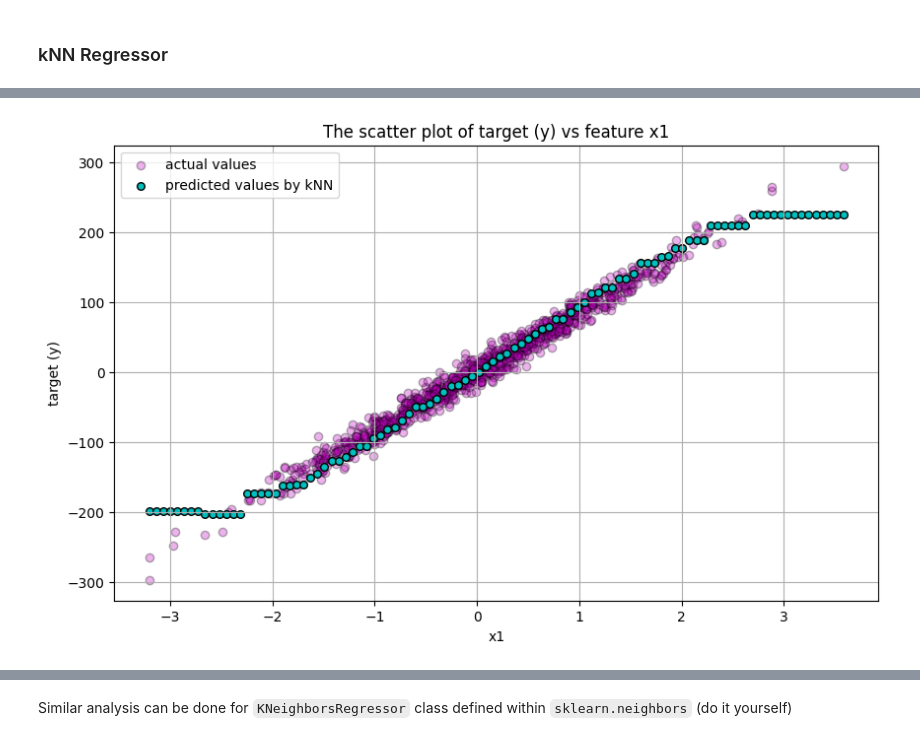
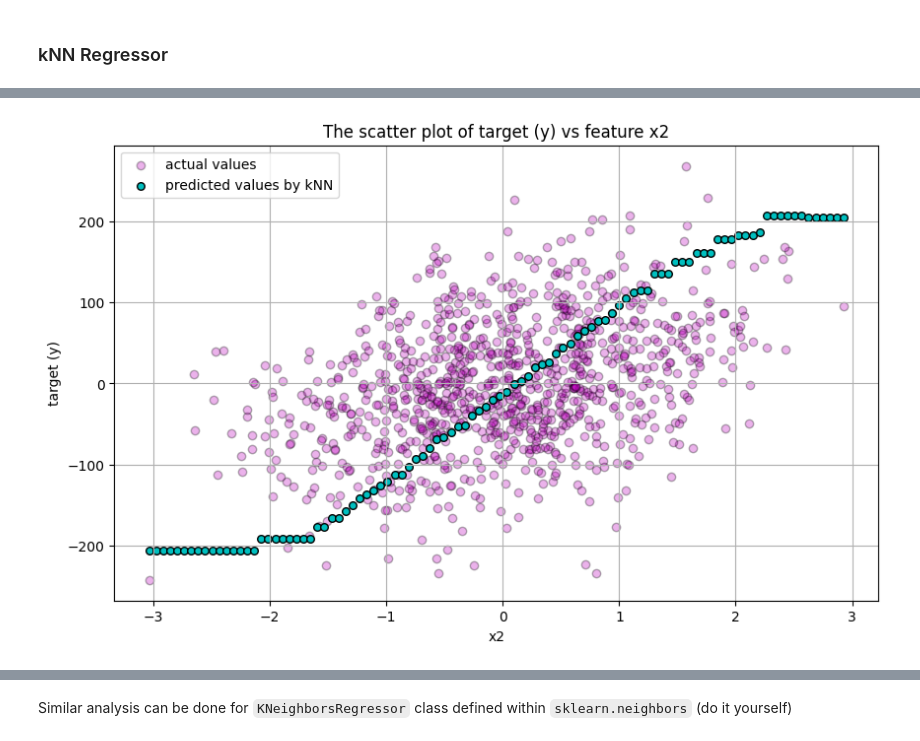
Before and after one commit to skarma91/logicmojo-data-science-april-2025, a Jupyter notebook: Lecture_materials/Class-29-20-07-2025-Regularization_contd_and_kNN/kNN.ipynb, the cells around one changed output, grey strips where cells are left out. Saved outputs shown, nothing was run; the diff lists cells and outputs as text; code cells hidden in the pictures.

```diff
--- a/Lecture_materials/Class-29-20-07-2025-Regularization_contd_and_kNN/kNN.ipynb
+++ b/Lecture_materials/Class-29-20-07-2025-Regularization_contd_and_kNN/kNN.ipynb
@@ -267,17 +267,17 @@ plt.show()
 # %%
-# Plotting the predicted value vs first feature (x1) on top of the scatter plot
+# Plotting the predicted value vs second feature (x2) on top of the scatter plot
 
 plt.figure(figsize=(10,6))
 plt.scatter(X[:,1], y, edgecolor='k', color='m', alpha=0.3, label="actual values")
 plt.scatter(X_test[:,1], y_pred, color='c', marker='o', edgecolor='k', s=30, label="predicted values by kNN")
-plt.xlabel("x1")
+plt.xlabel("x2")
 plt.ylabel("target (y)")
-plt.title("The scatter plot of target (y) vs feature x1")
+plt.title("The scatter plot of target (y) vs feature x2")
 plt.legend()
 plt.grid()
 plt.show()
 # %% [output]
-[figure, old version]
+[figure, new version]
 # %%
 y_pred_train = knn_reg.predict(X)
 
```
Also changed, not shown: parts of 4 cells of this notebook.
